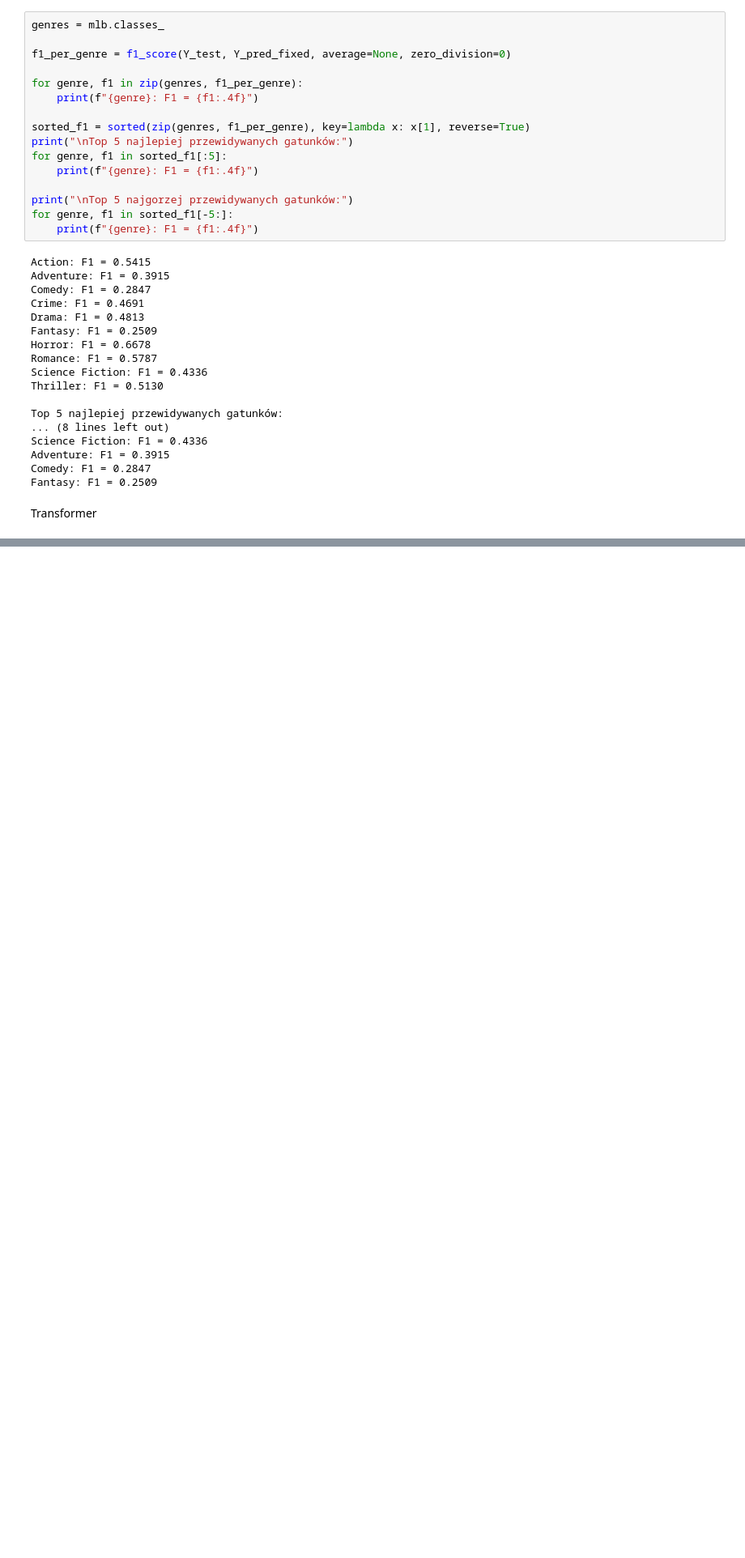
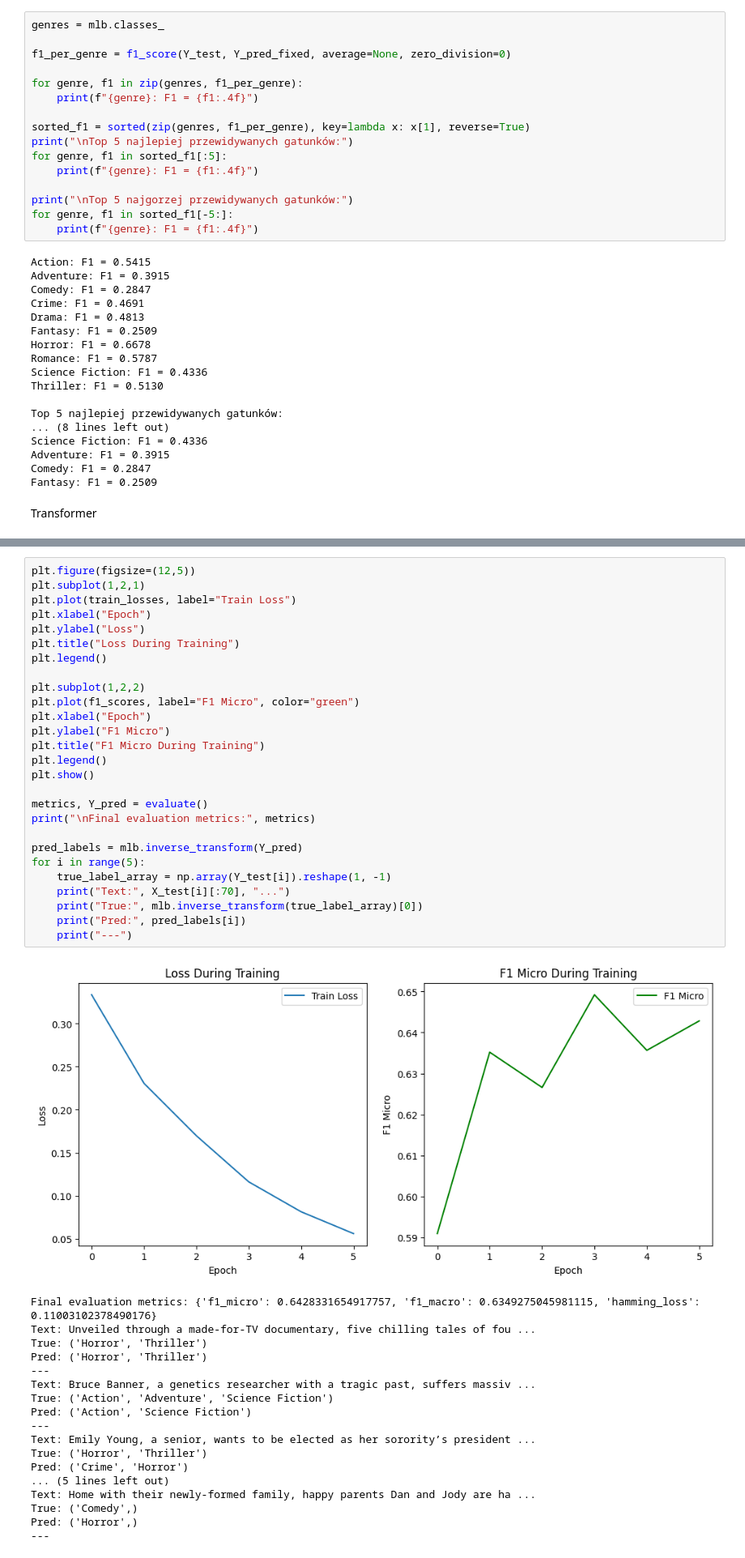
Before and after one commit to dkmak02/advanced-data-mining, a Jupyter notebook: models.ipynb, the cells around one changed output, grey strips where cells are left out. Shown at 81% size. Drawn from its saved outputs; the diff is of its cells as text; blank space fills up the shorter version.

```diff
--- a/models.ipynb
+++ b/models.ipynb
@@ -668,0 +626,46 @@ KeyboardInterrupt:
+# %%
+plt.figure(figsize=(12,5))
+plt.subplot(1,2,1)
+plt.plot(train_losses, label="Train Loss")
+plt.xlabel("Epoch")
+plt.ylabel("Loss")
+plt.title("Loss During Training")
+plt.legend()
+
+plt.subplot(1,2,2)
+plt.plot(f1_scores, label="F1 Micro", color="green")
+plt.xlabel("Epoch")
+plt.ylabel("F1 Micro")
+plt.title("F1 Micro During Training")
+plt.legend()
+plt.show()
+
+metrics, Y_pred = evaluate()
+print("\nFinal evaluation metrics:", metrics)
+
+pred_labels = mlb.inverse_transform(Y_pred)
+for i in range(5):
+    true_label_array = np.array(Y_test[i]).reshape(1, -1)
+    print("Text:", X_test[i][:70], "...")
+    print("True:", mlb.inverse_transform(true_label_array)[0])
+    print("Pred:", pred_labels[i])
+    print("---")
+# %% [output]
+[figure, added]
+Final evaluation metrics: {'f1_micro': 0.6428331654917757, 'f1_macro': 0.6349275045981115, 'hamming_loss': 0.11003102378490176}
+Text: Unveiled through a made-for-TV documentary, five chilling tales of fou ...
+True: ('Horror', 'Thriller')
+Pred: ('Horror', 'Thriller')
+---
+Text: Bruce Banner, a genetics researcher with a tragic past, suffers massiv ...
+True: ('Action', 'Adventure', 'Science Fiction')
+Pred: ('Action', 'Science Fiction')
+---
+Text: Emily Young, a senior, wants to be elected as her sorority’s president ...
+True: ('Horror', 'Thriller')
+Pred: ('Crime', 'Horror')
+... (5 lines left out)
+Text: Home with their newly-formed family, happy parents Dan and Jody are ha ...
+True: ('Comedy',)
+Pred: ('Horror',)
+---
```
Also changed, not shown: parts of 15 cells of this notebook.
